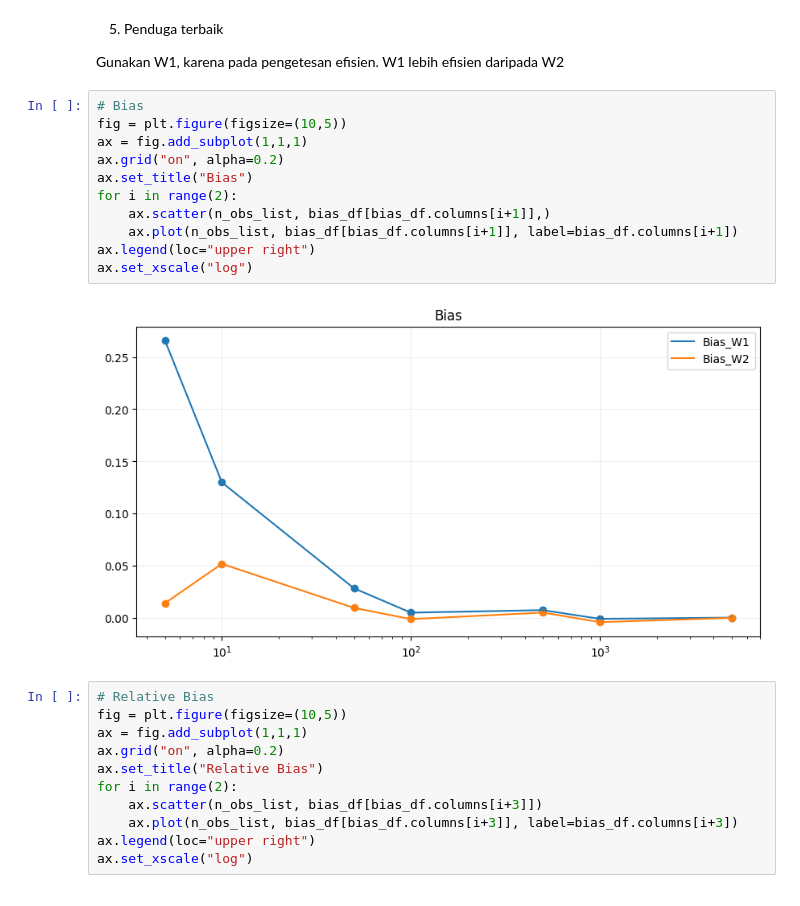
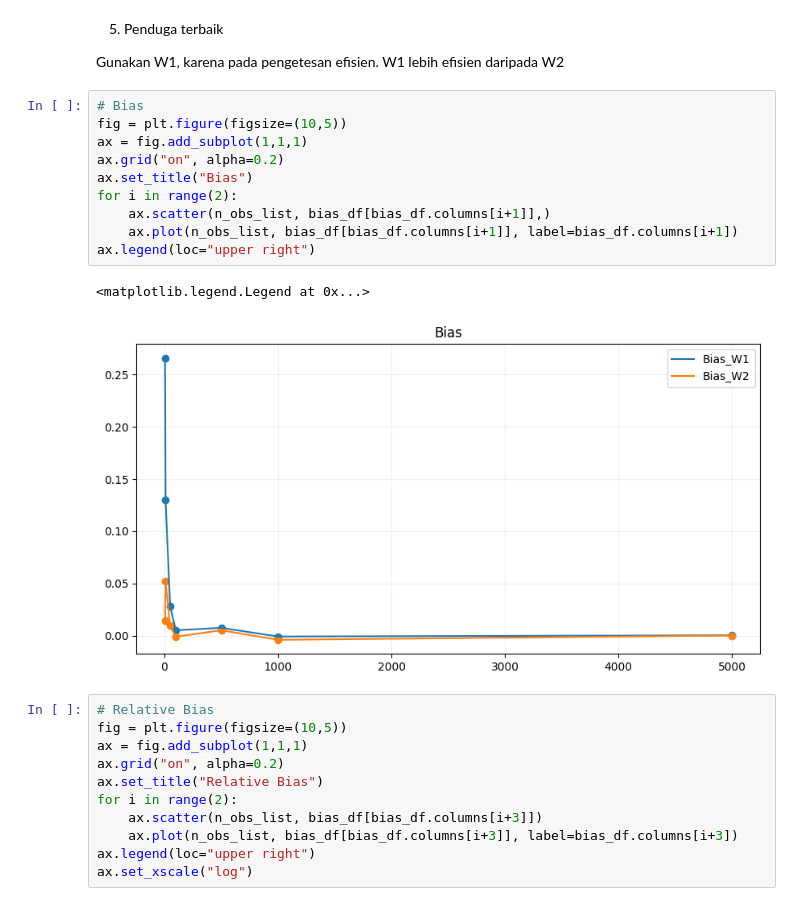
Before and after one commit to Rheyhan/Rheyhan, a Jupyter notebook: Belajar_MSR.ipynb, the cells around one changed output. Drawn from its saved outputs; the diff is of its cells as text.

```diff
--- a/Belajar_MSR.ipynb
+++ b/Belajar_MSR.ipynb
@@ -158,16 +158,16 @@ Gunakan W1, karena pada pengetesan efisien. W1 lebih efisien daripada W2
 # %%
 # Bias
 fig = plt.figure(figsize=(10,5))
 ax = fig.add_subplot(1,1,1)
 ax.grid("on", alpha=0.2)
 ax.set_title("Bias")
 for i in range(2):
     ax.scatter(n_obs_list, bias_df[bias_df.columns[i+1]],)
     ax.plot(n_obs_list, bias_df[bias_df.columns[i+1]], label=bias_df.columns[i+1])
 ax.legend(loc="upper right")
-ax.set_xscale("log")
 # %% [output]
+<matplotlib.legend.Legend at 0x...>
-[figure, old version]
+[figure, new version]
 # %%
 # Relative Bias
 fig = plt.figure(figsize=(10,5))
```
